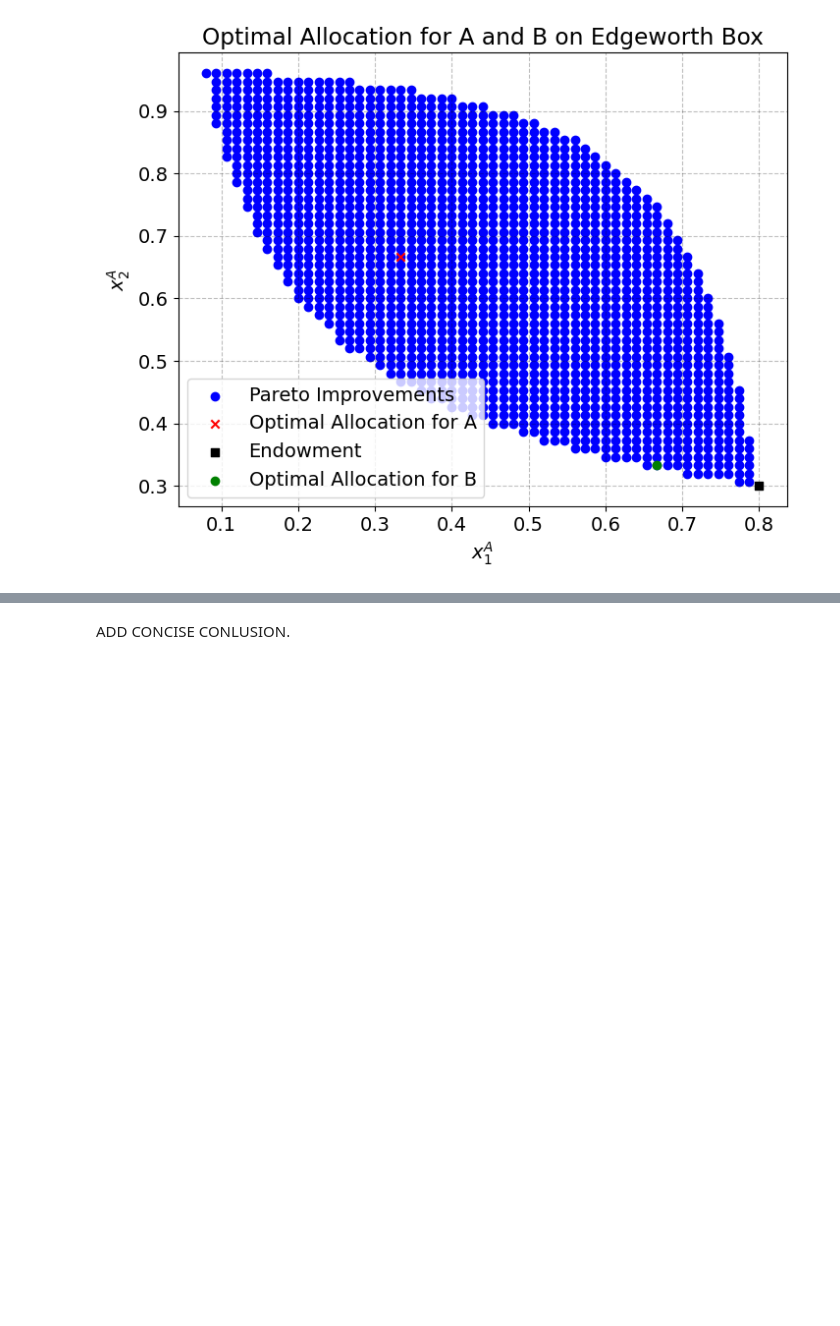
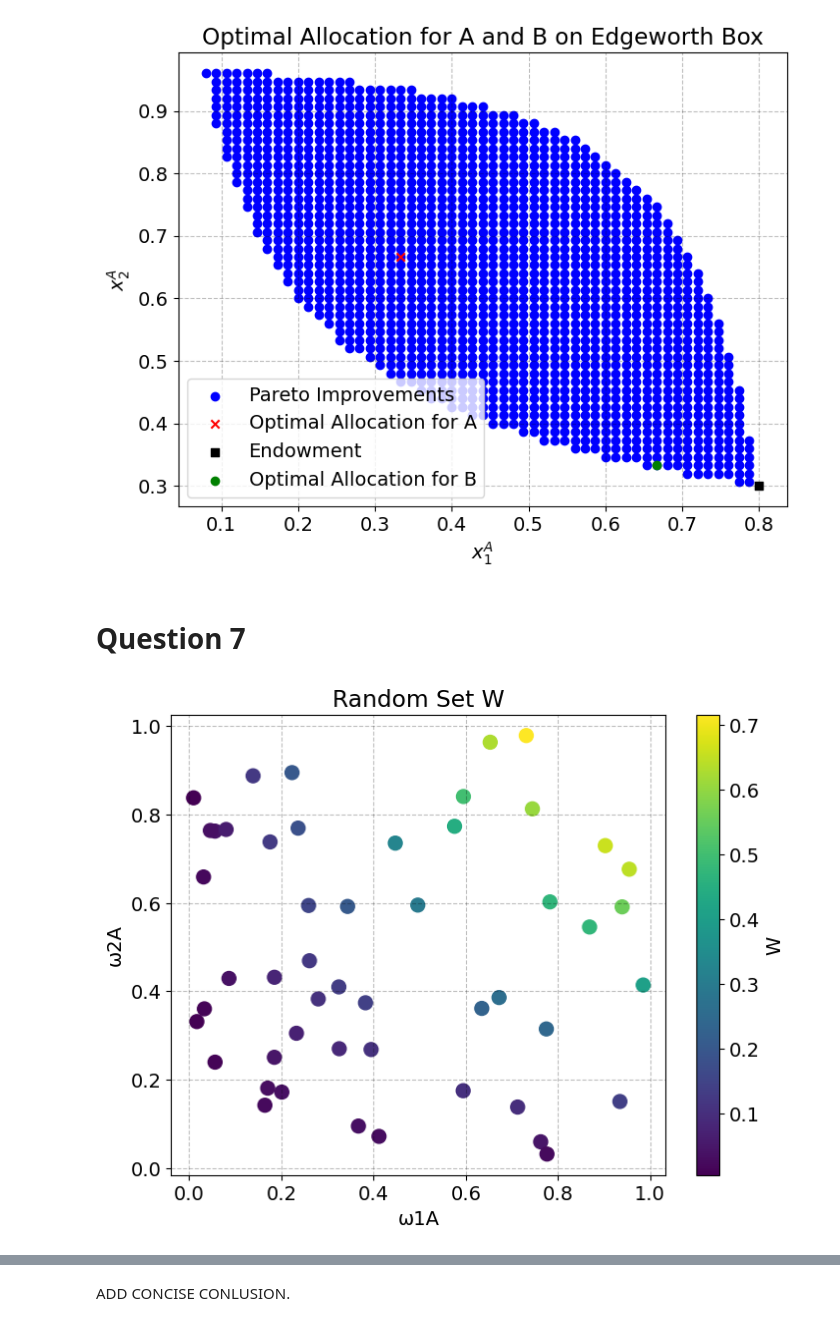
Before and after one commit to NumEconCopenhagen/projects-2024-sarah-og-pernille, a Jupyter notebook: inauguralproject/inauguralproject.ipynb, the cells around one changed output, grey strips where cells are left out. Saved outputs shown, nothing was run; the diff lists cells and outputs as text; code cells hidden in the pictures; blank space fills up the shorter version.

```diff
--- a/inauguralproject/inauguralproject.ipynb
+++ b/inauguralproject/inauguralproject.ipynb
@@ -341,3 +341,27 @@ plt.grid(True)
 plt.show()
 # %% [output]
 [figure]
+# %% [markdown]
+# Question 7
+# %%
+# Number of elements in the set
+num_elements = 50
+
+# Generate random numbers for ω1A and ω2A
+omega_1A = np.random.uniform(0, 1, num_elements)
+omega_2A = np.random.uniform(0, 1, num_elements)
+
+# Calculate W using the given formula
+W = np.mod(omega_1A * omega_2A, 1)
+
+# Plot the set W
+plt.figure(figsize=(8, 6))
+plt.scatter(omega_1A, omega_2A, c=W, cmap='viridis', s=100)
+plt.colorbar(label='W')
+plt.xlabel('ω1A')
+plt.ylabel('ω2A')
+plt.title('Random Set W')
+plt.grid(True)
+plt.show()
+# %% [output]
+[figure, added]
```
Also changed, not shown: parts of 4 cells of this notebook.
